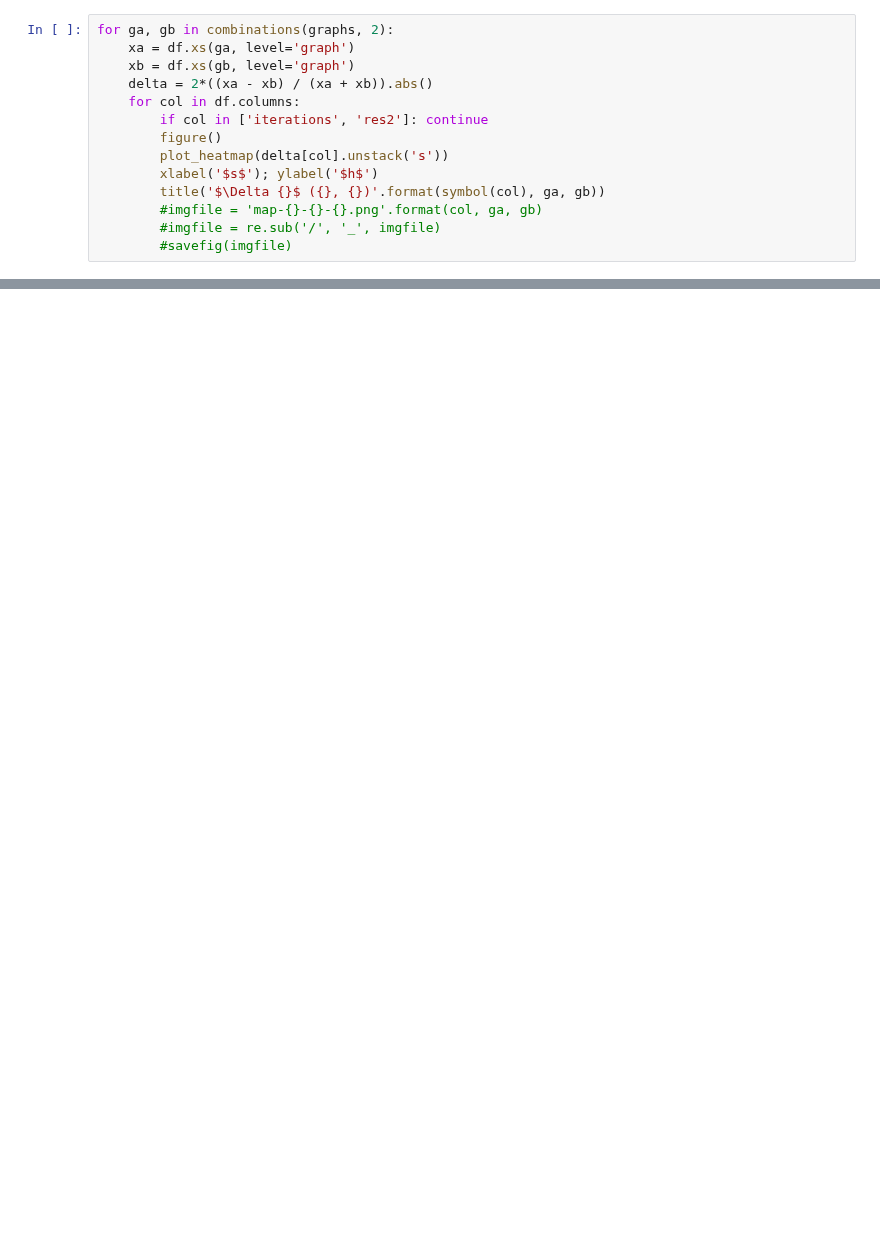
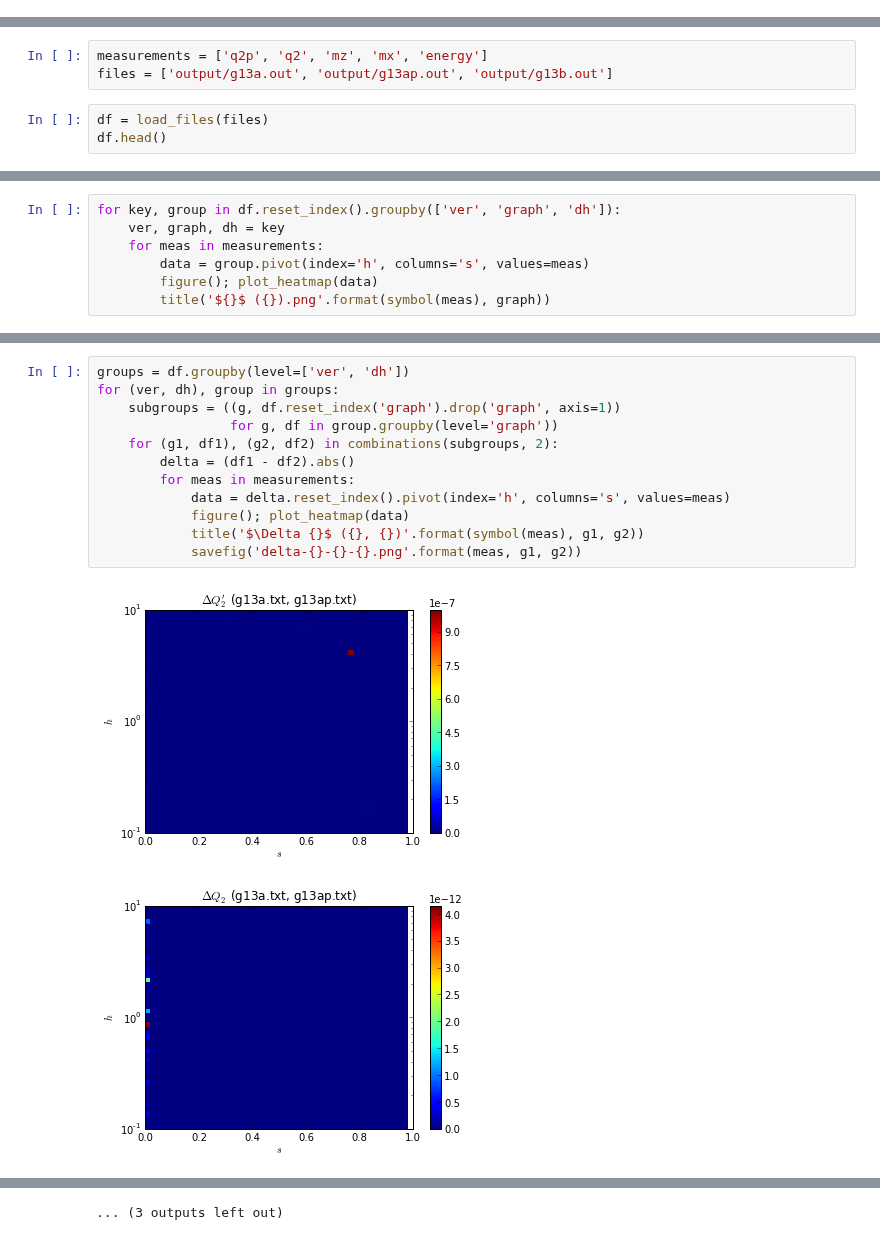
Before and after one commit to mcwitt/quantum-graph-isomorphism, a Jupyter notebook: analysis/heatmap.ipynb, the cells around one changed output, grey strips where cells are left out. Cells and saved outputs as stored; diff of their text form; blank space fills up the shorter version.

```diff
--- a/analysis/heatmap.ipynb
+++ b/analysis/heatmap.ipynb
@@ -27,14 +7,0 @@ for g in graphs[0:1]:
-# %%
-for ga, gb in combinations(graphs, 2):
-    xa = df.xs(ga, level='graph')
-    xb = df.xs(gb, level='graph')
-    delta = 2*((xa - xb) / (xa + xb)).abs()
-    for col in df.columns:
-        if col in ['iterations', 'res2']: continue
-        figure()
-        plot_heatmap(delta[col].unstack('s'))
-        xlabel('$s$'); ylabel('$h$')
-        title('$\Delta {}$ ({}, {})'.format(symbol(col), ga, gb))
-        #imgfile = 'map-{}-{}-{}.png'.format(col, ga, gb)
-        #imgfile = re.sub('/', '_', imgfile)
-        #savefig(imgfile)
@@ -46,0 +8,6 @@ for ga, gb in combinations(graphs, 2):
+# %%
+measurements = ['q2p', 'q2', 'mz', 'mx', 'energy']
+files = ['output/g13a.out', 'output/g13ap.out', 'output/g13b.out']
+# %%
+df = load_files(files)
+df.head()
@@ -46,0 +22,7 @@ for ga, gb in combinations(graphs, 2):
+# %%
+for key, group in df.reset_index().groupby(['ver', 'graph', 'dh']):
+    ver, graph, dh = key
+    for meas in measurements:
+        data = group.pivot(index='h', columns='s', values=meas)
+        figure(); plot_heatmap(data)
+        title('${}$ ({}).png'.format(symbol(meas), graph))
@@ -46,0 +42,15 @@ for ga, gb in combinations(graphs, 2):
+# %%
+groups = df.groupby(level=['ver', 'dh'])
+for (ver, dh), group in groups:
+    subgroups = ((g, df.reset_index('graph').drop('graph', axis=1))
+                 for g, df in group.groupby(level='graph'))
+    for (g1, df1), (g2, df2) in combinations(subgroups, 2):
+        delta = (df1 - df2).abs()
+        for meas in measurements:
+            data = delta.reset_index().pivot(index='h', columns='s', values=meas)
+            figure(); plot_heatmap(data)
+            title('$\Delta {}$ ({}, {})'.format(symbol(meas), g1, g2))
+            savefig('delta-{}-{}-{}.png'.format(meas, g1, g2))
+# %% [output]
+[figure, added]
+[figure, added]
@@ -46,0 +67 @@ for ga, gb in combinations(graphs, 2):
+... (3 outputs left out)
```
Also changed, not shown: parts of 7 cells of this notebook.
